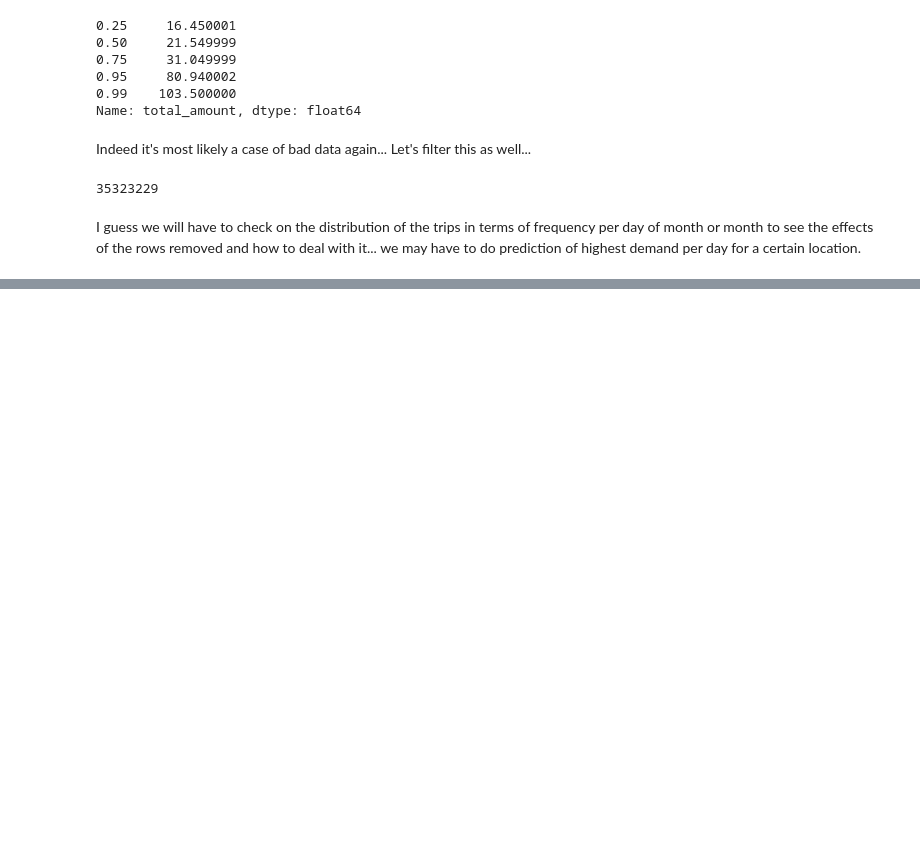
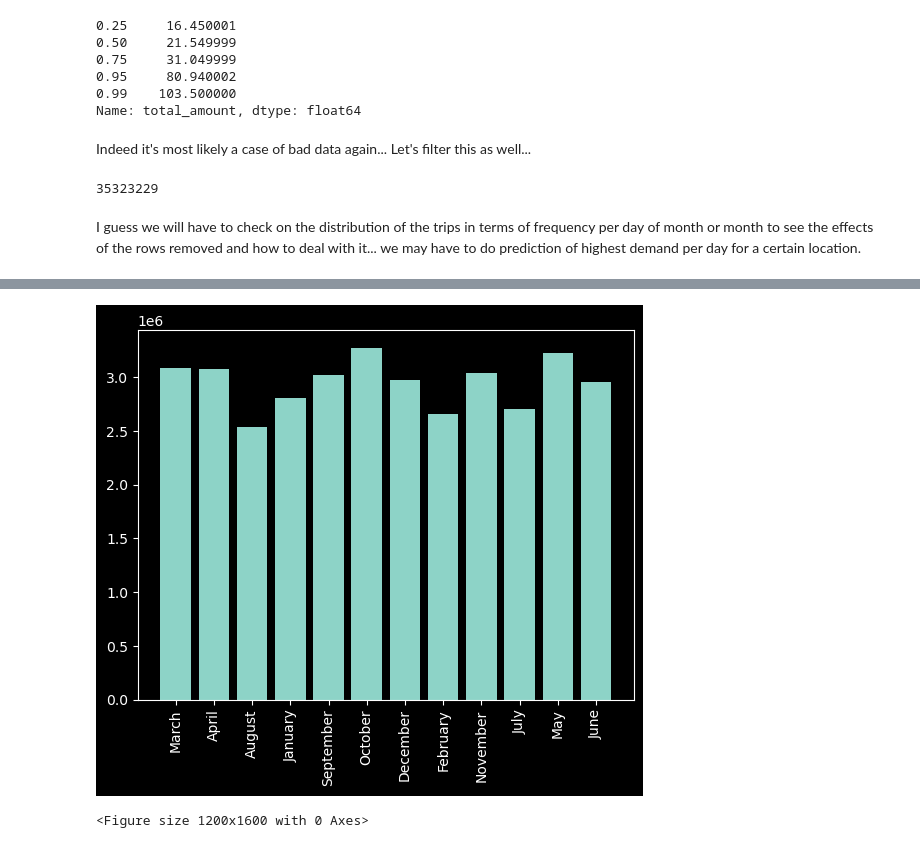
Before and after one commit to delightaheebwa/nyc-demand, a Jupyter notebook: notebooks/analysis.ipynb, the cells around one changed output, grey strips where cells are left out. Saved outputs shown, nothing was run; the diff lists cells and outputs as text; code cells hidden in the pictures; blank space fills up the shorter version.

```diff
--- a/notebooks/analysis.ipynb
+++ b/notebooks/analysis.ipynb
@@ -123,3 +124,7 @@ len(cleaned_lf.collect())
 35323229
 # %% [markdown]
 I guess we will have to check on the distribution of the trips in terms of frequency per day of month or month to see the effects of the rows removed and how to deal with it... we may have to do prediction of highest demand per day for a certain location.
+# %%
+cleaned_lf = cleaned_lf.with_columns(month_name = pl.col("tpep_pickup_datetime").dt.strftime("%B"))
+month_grouped = (cleaned_lf.group_by("month_name").agg(pl.len().alias("month_trip_count")))
+month_grouped.collect(streaming=True)
@@ -125,0 +146,9 @@ I guess we will have to check on the distribution of the trips in terms of frequ
+# %%
+month_trip_df = month_grouped.collect(streaming=True)
+plt.bar(month_trip_df["month_name"], month_trip_df["month_trip_count"])
+plt.xticks(rotation=90)
+plt.figure(figsize=(12, 16))
+plt.show()
+# %% [output]
+[figure, added]
+<Figure size 1200x1600 with 0 Axes>
```
Also changed, not shown: parts of 11 cells of this notebook.
